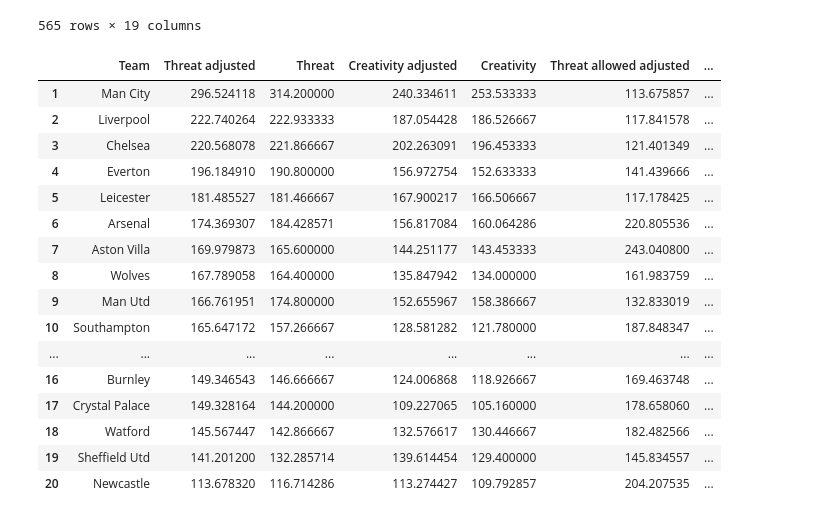
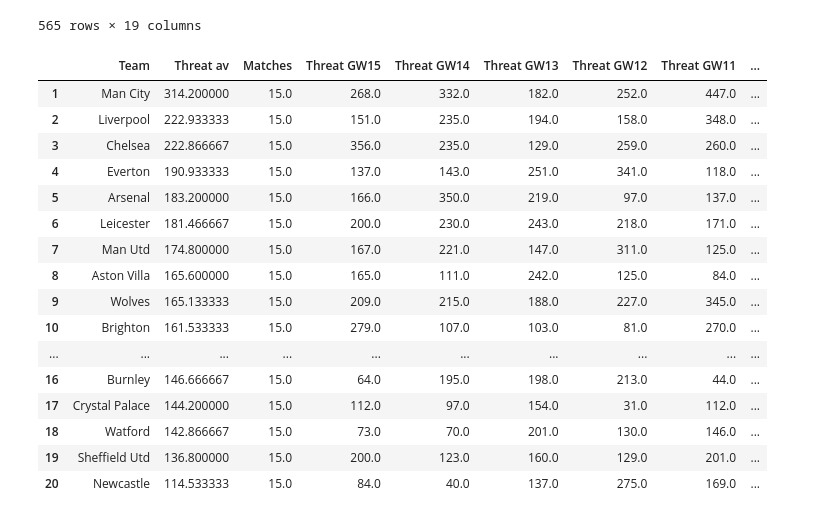
Before and after one commit to sminata/tikeve.github.io, a Jupyter notebook: brr.ipynb, the cells around one changed output. Drawn from its saved outputs; the diff is of its cells as text; code cells hidden in the pictures.

```diff
--- a/brr.ipynb
+++ b/brr.ipynb
@@ -479,23 +479,23 @@ PlayerThreatAd
 | 564 | Daniel Drinkwater | Burnley | 0.000000 | 0.000000 | 0.000000 | 0.000000 | ... |
 | 565 | Luke Cundle | Wolves | 0.000000 | 0.000000 | 0.000000 | 0.000000 | ... |
 565 rows × 19 columns
-# %%
-TableTeams
-# %% [output]
-|  | Team | Threat adjusted | Threat | Creativity adjusted | Creativity | Threat allowed adjusted | ... |
-| 1 | Man City | 296.524118 | 314.200000 | 240.334611 | 253.533333 | 113.675857 | ... |
-| 2 | Liverpool | 222.740264 | 222.933333 | 187.054428 | 186.526667 | 117.841578 | ... |
-| 3 | Chelsea | 220.568078 | 221.866667 | 202.263091 | 196.453333 | 121.401349 | ... |
-| 4 | Everton | 196.184910 | 190.800000 | 156.972754 | 152.633333 | 141.439666 | ... |
-| 5 | Leicester | 181.485527 | 181.466667 | 167.900217 | 166.506667 | 117.178425 | ... |
-| 6 | Arsenal | 174.369307 | 184.428571 | 156.817084 | 160.064286 | 220.805536 | ... |
-| 7 | Aston Villa | 169.979873 | 165.600000 | 144.251177 | 143.453333 | 243.040800 | ... |
-| 8 | Wolves | 167.789058 | 164.400000 | 135.847942 | 134.000000 | 161.983759 | ... |
-| 9 | Man Utd | 166.761951 | 174.800000 | 152.655967 | 158.386667 | 132.833019 | ... |
-| 10 | Southampton | 165.647172 | 157.266667 | 128.581282 | 121.780000 | 187.848347 | ... |
-| ... | ... | ... | ... | ... | ... | ... | ... |
-| 16 | Burnley | 149.346543 | 146.666667 | 124.006868 | 118.926667 | 169.463748 | ... |
-| 17 | Crystal Palace | 149.328164 | 144.200000 | 109.227065 | 105.160000 | 178.658060 | ... |
-| 18 | Watford | 145.567447 | 142.866667 | 132.576617 | 130.446667 | 182.482566 | ... |
-| 19 | Sheffield Utd | 141.201200 | 132.285714 | 139.614454 | 129.400000 | 145.834557 | ... |
-| 20 | Newcastle | 113.678320 | 116.714286 | 113.274427 | 109.792857 | 204.207535 | ... |
+# %%
+TeamThreat
+# %% [output]
+|  | Team | Threat av | Matches | Threat GW15 | Threat GW14 | Threat GW13 | Threat GW12 | Threat GW11 | ... |
+| 1 | Man City | 314.200000 | 15.0 | 268.0 | 332.0 | 182.0 | 252.0 | 447.0 | ... |
+| 2 | Liverpool | 222.933333 | 15.0 | 151.0 | 235.0 | 194.0 | 158.0 | 348.0 | ... |
+| 3 | Chelsea | 222.866667 | 15.0 | 356.0 | 235.0 | 129.0 | 259.0 | 260.0 | ... |
+| 4 | Everton | 190.933333 | 15.0 | 137.0 | 143.0 | 251.0 | 341.0 | 118.0 | ... |
+| 5 | Arsenal | 183.200000 | 15.0 | 166.0 | 350.0 | 219.0 | 97.0 | 137.0 | ... |
+| 6 | Leicester | 181.466667 | 15.0 | 200.0 | 230.0 | 243.0 | 218.0 | 171.0 | ... |
+| 7 | Man Utd | 174.800000 | 15.0 | 167.0 | 221.0 | 147.0 | 311.0 | 125.0 | ... |
+| 8 | Aston Villa | 165.600000 | 15.0 | 165.0 | 111.0 | 242.0 | 125.0 | 84.0 | ... |
+| 9 | Wolves | 165.133333 | 15.0 | 209.0 | 215.0 | 188.0 | 227.0 | 345.0 | ... |
+| 10 | Brighton | 161.533333 | 15.0 | 279.0 | 107.0 | 103.0 | 81.0 | 270.0 | ... |
+| ... | ... | ... | ... | ... | ... | ... | ... | ... | ... |
+| 16 | Burnley | 146.666667 | 15.0 | 64.0 | 195.0 | 198.0 | 213.0 | 44.0 | ... |
+| 17 | Crystal Palace | 144.200000 | 15.0 | 112.0 | 97.0 | 154.0 | 31.0 | 112.0 | ... |
+| 18 | Watford | 142.866667 | 15.0 | 73.0 | 70.0 | 201.0 | 130.0 | 146.0 | ... |
+| 19 | Sheffield Utd | 136.800000 | 15.0 | 200.0 | 123.0 | 160.0 | 129.0 | 201.0 | ... |
+| 20 | Newcastle | 114.533333 | 15.0 | 84.0 | 40.0 | 137.0 | 275.0 | 169.0 | ... |
```
Also changed, not shown: 16 other files.
